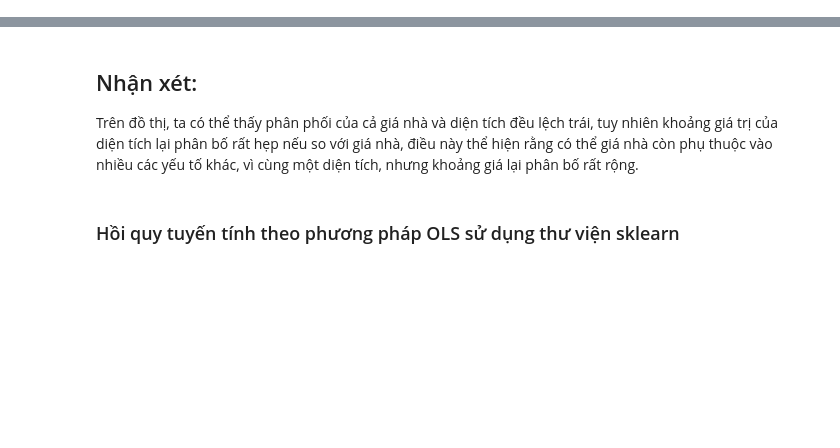
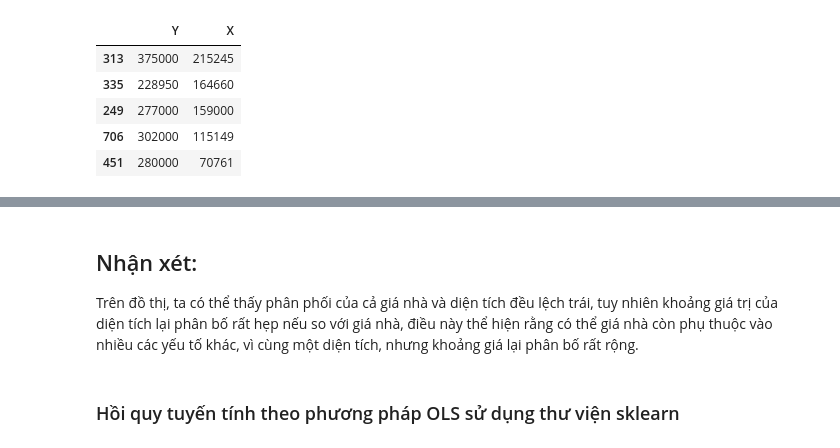
Before and after one commit to codedaoneu/securities_loader, a Jupyter notebook: visualize/Hồi quy đơn biến.ipynb, the cells around one changed output, grey strips where cells are left out. Drawn from its saved outputs; the diff is of its cells as text; code cells hidden in the pictures; blank space fills up the shorter version.

```diff
--- a/visualize/Hồi quy đơn biến.ipynb
+++ b/visualize/Hồi quy đơn biến.ipynb
@@ -15,0 +29,9 @@ train_data = train_data.rename(columns={'SalePrice': 'Y', 'LotArea': 'X'})
+# %%
+train_data.sort_values(by="X", ascending=False).head()
+# %% [output]
+|  | Y | X |
+| 313 | 375000 | 215245 |
+| 335 | 228950 | 164660 |
+| 249 | 277000 | 159000 |
+| 706 | 302000 | 115149 |
+| 451 | 280000 | 70761 |
```
Also changed, not shown: parts of 11 cells of this notebook, 1 other file.
